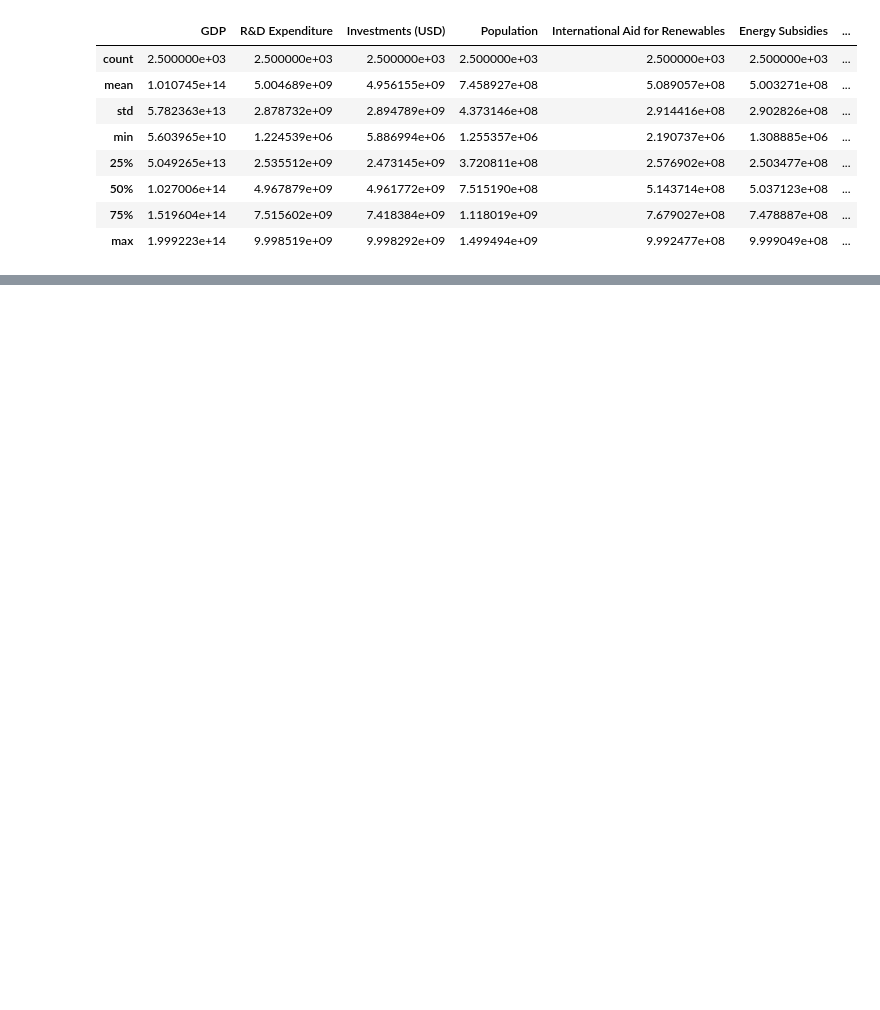
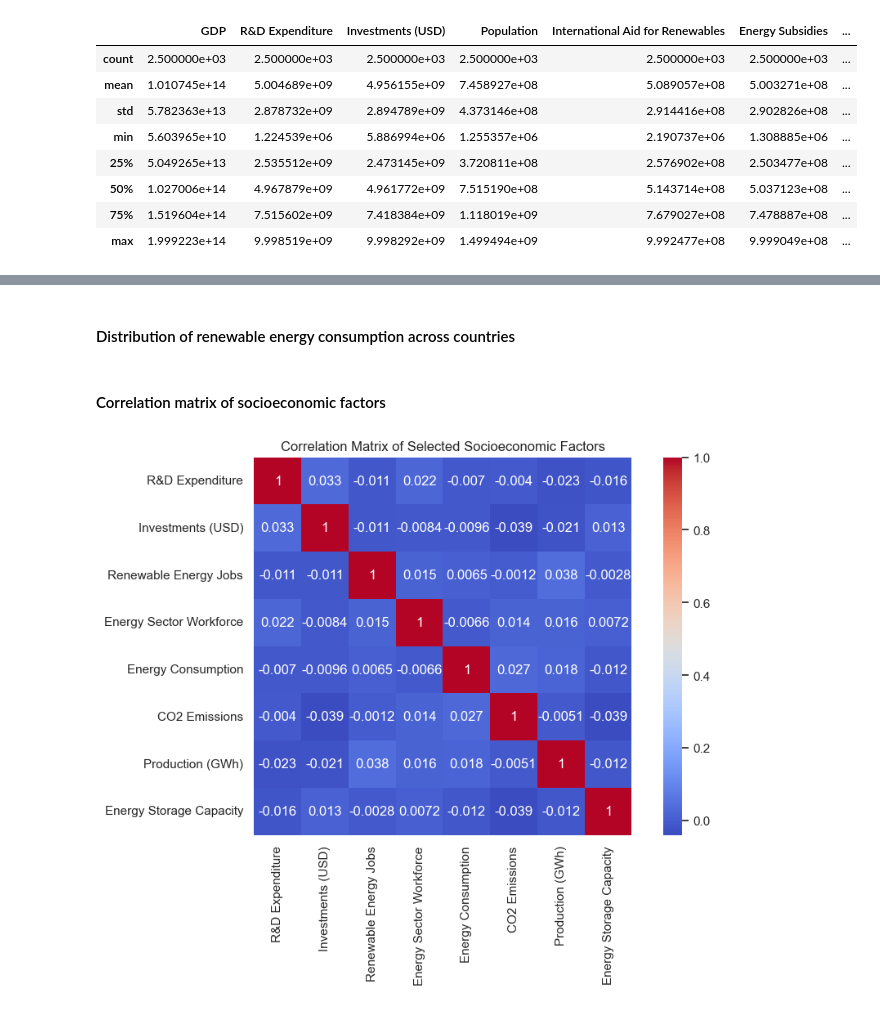
Before and after one commit to arnelimperial/greenergy, a Jupyter notebook: eda.ipynb, the cells around one changed output, grey strips where cells are left out. Saved outputs shown, nothing was run; the diff lists cells and outputs as text; code cells hidden in the pictures; blank space fills up the shorter version.

```diff
--- a/eda.ipynb
+++ b/eda.ipynb
@@ -262,0 +176,16 @@ Name: GDP, dtype: float64
+# %% [markdown]
+<h4>Distribution of renewable energy consumption across countries</h4>
+# %% [markdown]
+<h4>Correlation matrix of socioeconomic factors</h4>
+# %%
+corr_matrix = original_df[['R&D Expenditure', 'Investments (USD)', 'Renewable Energy Jobs',
+                  'Energy Sector Workforce', 'Energy Consumption', 'CO2 Emissions', 'Production (GWh)',
+                  'Energy Storage Capacity']].corr()
+# # Visualize correlation matrix using a heatmap
+plt.figure(figsize=(10,6))
+sns.heatmap(corr_matrix, annot=True, cmap='coolwarm', square=True)
+plt.title('Correlation Matrix of Selected Socioeconomic Factors')
+plt.show()
+# Global corr matrix
+# %% [output]
+[figure, added]
```
Also changed, not shown: parts of 36 cells of this notebook.
